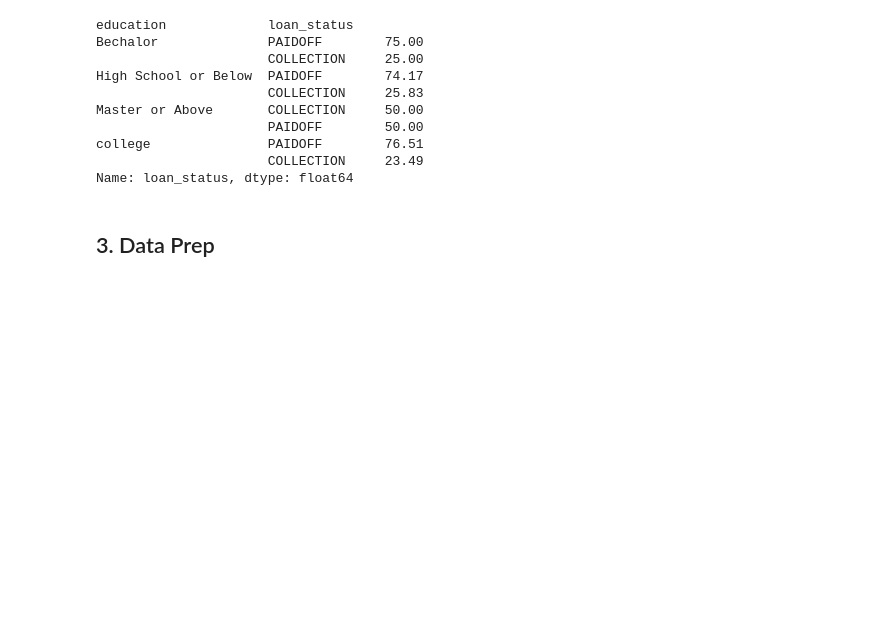
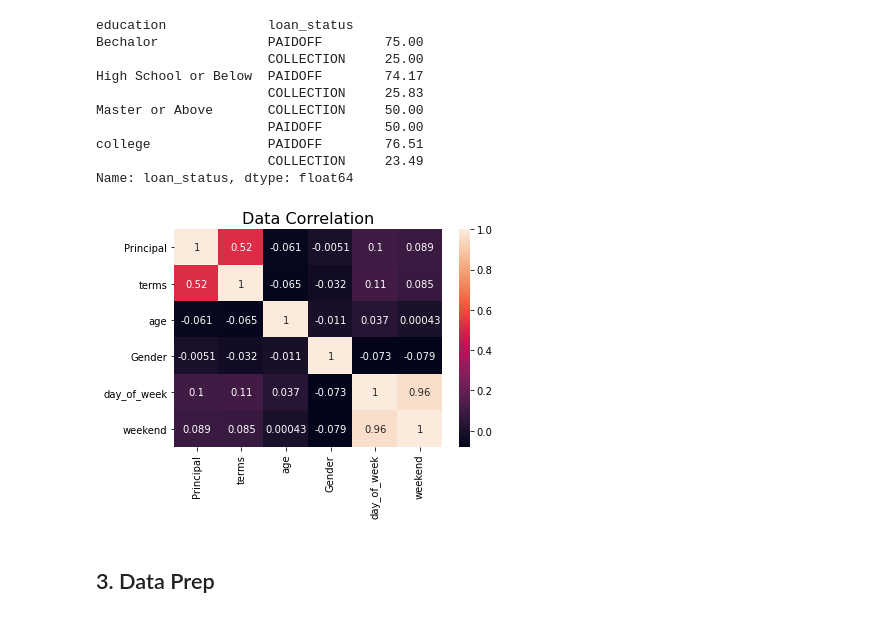
Before and after one commit to luishernand/Mis-proyectos-de-ML-por-tipo-Industrias, a Jupyter notebook: Sector Bancario-Seguros/Incumplimiento_prestamos/Load Prediction.ipynb, the cells around one changed output. Cells and saved outputs as stored; diff of their text form; code cells hidden in the pictures; blank space fills up the shorter version.

```diff
--- a/Sector Bancario-Seguros/Incumplimiento_prestamos/Load Prediction.ipynb
+++ b/Sector Bancario-Seguros/Incumplimiento_prestamos/Load Prediction.ipynb
@@ -155,6 +184,11 @@ Master or Above       COLLECTION     50.00
 college               PAIDOFF        76.51
                       COLLECTION     23.49
 Name: loan_status, dtype: float64
+# %%
+sns.heatmap(df.corr(), annot=True).set_title("Data Correlation", fontsize=16)
+plt.show()
+# %% [output]
+[figure, added]
 # %% [markdown]
 ## 3. Data Prep
 # %% [markdown]
```
Also changed, not shown: parts of 13 cells of this notebook.
